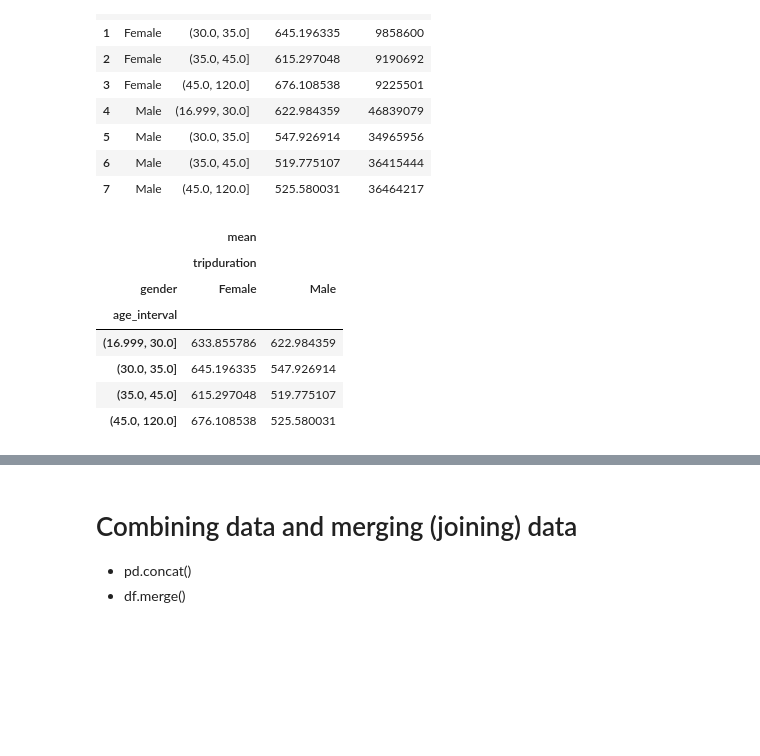
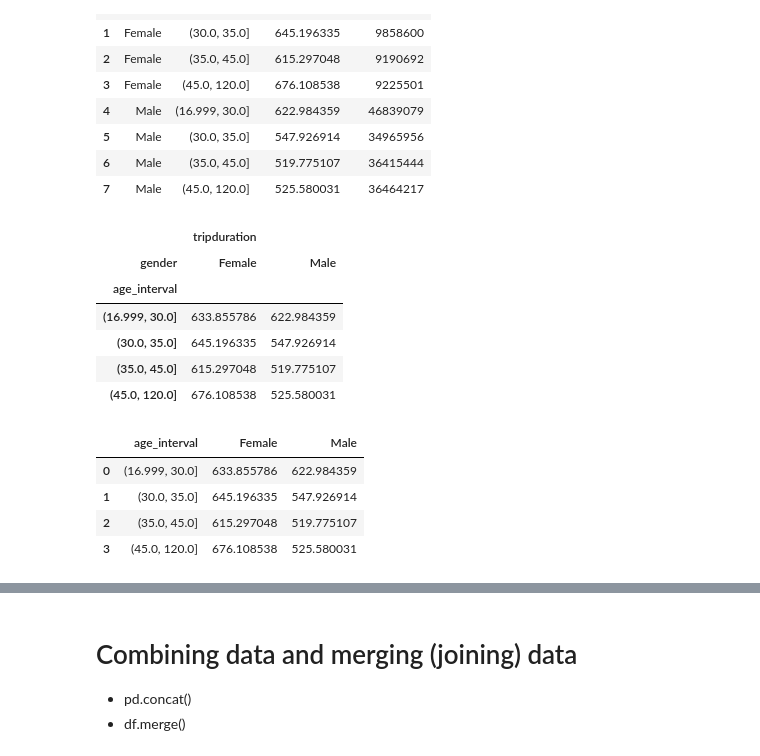
Before and after one commit to paulzuradzki/intro-pandas, a Jupyter notebook: pandas-intro-part-2.ipynb, the cells around one changed output, grey strips where cells are left out. Drawn from its saved outputs; the diff is of its cells as text; code cells hidden in the pictures; blank space fills up the shorter version.

```diff
--- a/pandas-intro-part-2.ipynb
+++ b/pandas-intro-part-2.ipynb
@@ -193,8 +220,8 @@ Name: gender, dtype: object
 # map words to abbreviation
 
 gender_map = {'Male': 'M', 'Female': 'F'}
-divvy['gender2'] = divvy['gender'].map(gender_map)
-# divvy['gender2'] = divvy['gender'].map({'Male': 'M', 'Female': 'F'})
+# divvy['gender2'] = divvy['gender'].map(gender_map)
+divvy['gender2'] = divvy['gender'].map({'Male': 'M', 'Female': 'F'})
 
 divvy.head(3)
 # %% [output]
@@ -220,7 +247,7 @@ ValueError: Cannot convert non-finite values (NA or inf) to integer
 # fill nulls with 0, then convert to int
     # we'll cover fillna() and dropna() later
 
-divvy['birthyear2'] = divvy['birthyear'].fillna(0).astype(int)
+divvy['birthyear2'] = divvy['birthyear'].fillna(0).astype(float)
 divvy.head(3)
 # %% [output]
 |  | trip_id | start_time | end_time | bikeid | tripduration | from_station_id | from_station_name | ... |
@@ -785,8 +822,8 @@ grouped
 # %%
 # average trip duration by age (rows) and gender (columns)
-divvy.pivot_table(index=['age_interval'], columns=['gender'], values=['tripduration'], aggfunc=['mean'])
+pivoted = divvy.pivot_table(index=['age_interval'], columns=['gender'], values=['tripduration'], aggfunc=['mean'])['mean']
+pivoted
 # %% [output]
-|  | mean |  |
 |  | tripduration |  |
 | gender | Female | Male |
 | age_interval |  |  |
@@ -794,3 +831,14 @@ divvy.pivot_table(index=['age_interval'], columns=['gender'], values=['tripdurat
 | (30.0, 35.0] | 645.196335 | 547.926914 |
 | (35.0, 45.0] | 615.297048 | 519.775107 |
 | (45.0, 120.0] | 676.108538 | 525.580031 |
+# %%
+# manipulating index and axis name to remove multi-index and get clean dataframe
+pivoted = pivoted['tripduration'].reset_index()
+pivoted = pivoted.rename_axis(None, axis='columns').reset_index(drop=True)
+pivoted
+# %% [output]
+|  | age_interval | Female | Male |
+| 0 | (16.999, 30.0] | 633.855786 | 622.984359 |
+| 1 | (30.0, 35.0] | 645.196335 | 547.926914 |
+| 2 | (35.0, 45.0] | 615.297048 | 519.775107 |
+| 3 | (45.0, 120.0] | 676.108538 | 525.580031 |
```
Also changed, not shown: parts of 19 cells of this notebook.
